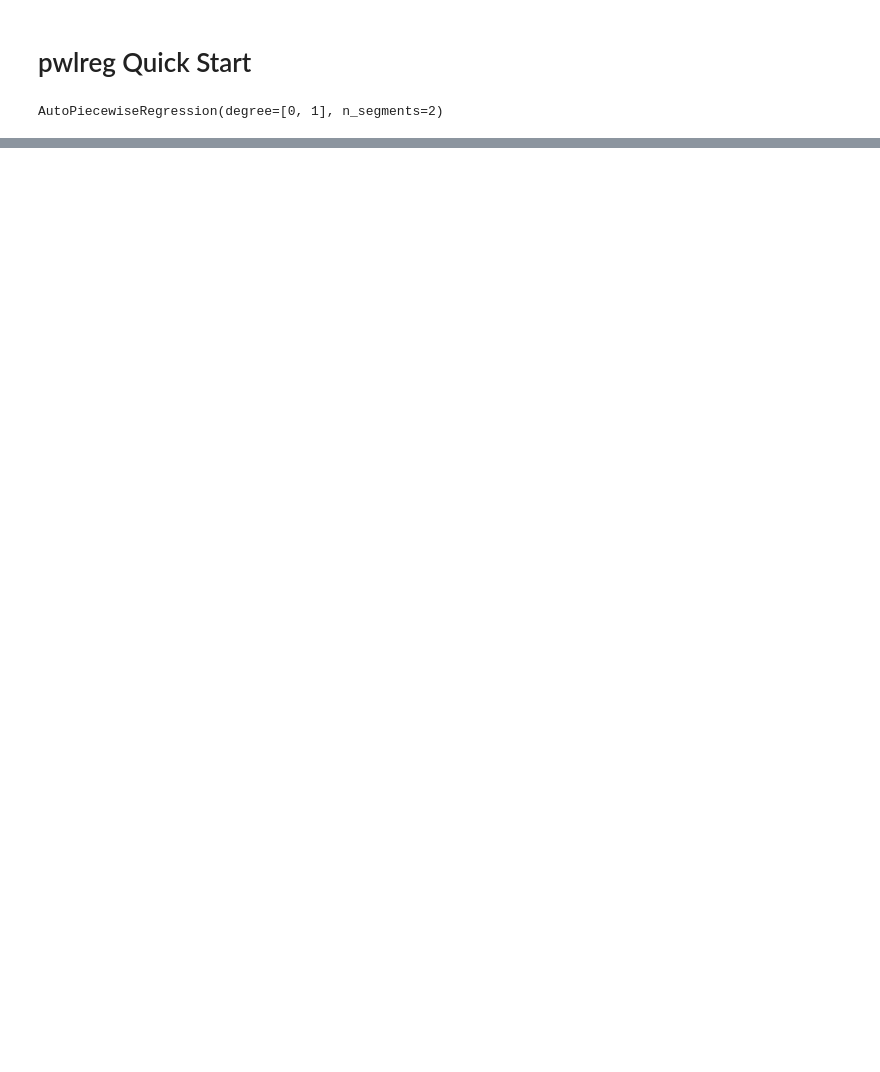
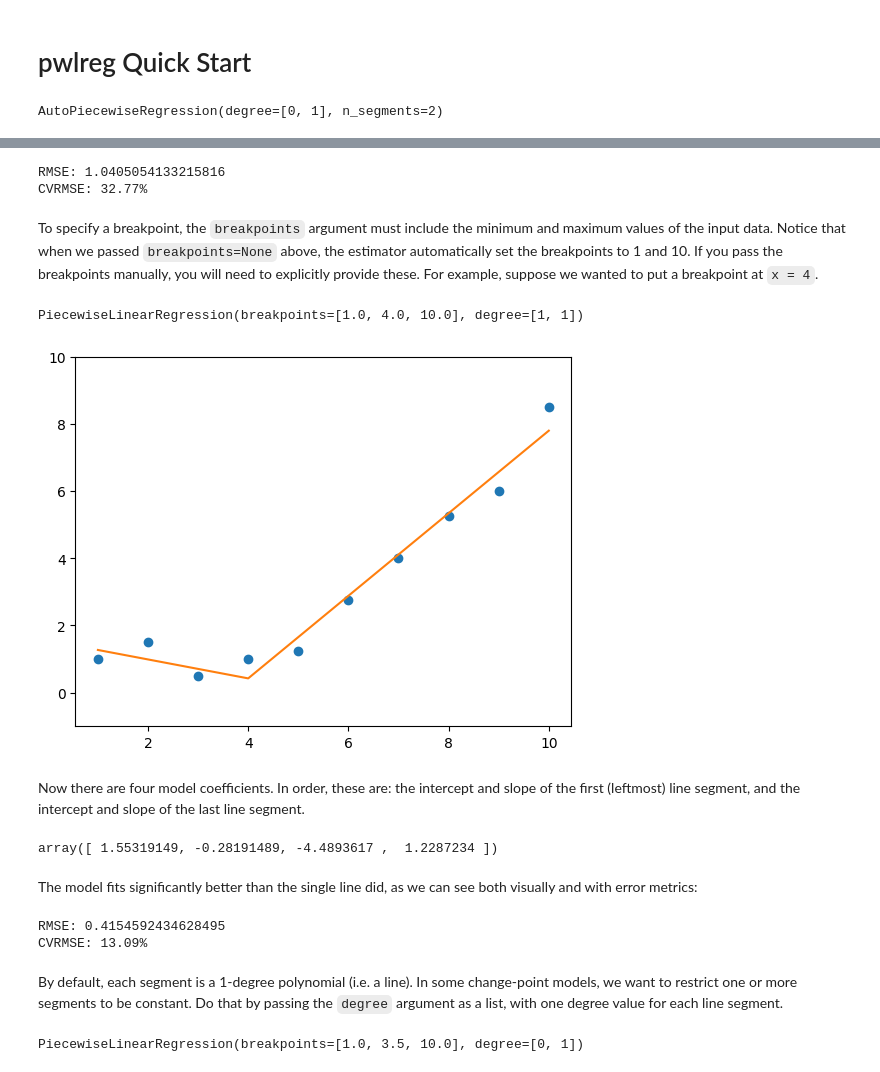
Before and after one commit to ensley-nexant/pwlreg, a Jupyter notebook: notebooks/howto.ipynb, the cells around one changed output, grey strips where cells are left out. Saved outputs shown, nothing was run; the diff lists cells and outputs as text; code cells hidden in the pictures; blank space fills up the shorter version.

```diff
--- a/notebooks/howto.ipynb
+++ b/notebooks/howto.ipynb
@@ -29,0 +58,45 @@ array([ 1.       ,  4.8148148, 10.       ])
+# %%
+from sklearn.metrics import mean_squared_error
+
+rmse = mean_squared_error(y, m1.predict(x), squared=False)
+print("RMSE:", rmse)
+print("CVRMSE: {:.2%}".format(rmse / y.mean()))
+# %% [output]
+RMSE: 1.0405054133215816
+CVRMSE: 32.77%
+# %% [markdown]
+To specify a breakpoint, the `breakpoints` argument must include the minimum and maximum values of the input data. Notice that when we passed `breakpoints=None` above, the estimator automatically set the breakpoints to 1 and 10. If you pass the breakpoints manually, you will need to explicitly provide these. For example, suppose we wanted to put a breakpoint at `x = 4`.
+# %%
+m2 = pw.PiecewiseLinearRegression(breakpoints=[1., 4., 10.])
+m2.fit(x, y)
+# %% [output]
+PiecewiseLinearRegression(breakpoints=[1.0, 4.0, 10.0], degree=[1, 1])
+# %%
+plt.plot(x, y, "o")
+plt.plot(xx, m2.predict(xx), "-")
+plt.ylim(-1, 10)
+plt.show()
+# %% [output]
+[figure, added]
+# %% [markdown]
+Now there are four model coefficients. In order, these are: the intercept and slope of the first (leftmost) line segment, and the intercept and slope of the last line segment.
+# %%
+m2.coef_
+# %% [output]
+array([ 1.55319149, -0.28191489, -4.4893617 ,  1.2287234 ])
+# %% [markdown]
+The model fits significantly better than the single line did, as we can see both visually and with error metrics:
+# %%
+rmse = mean_squared_error(y, m2.predict(x), squared=False)
+print("RMSE:", rmse)
+print("CVRMSE: {:.2%}".format(rmse / y.mean()))
+# %% [output]
+RMSE: 0.4154592434628495
+CVRMSE: 13.09%
+# %% [markdown]
+By default, each segment is a 1-degree polynomial (i.e. a line). In some change-point models, we want to restrict one or more segments to be constant. Do that by passing the `degree` argument as a list, with one degree value for each line segment.
+# %%
+m3 = pw.PiecewiseLinearRegression(breakpoints=[1., 3.5, 10.], degree=[0, 1])
+m3.fit(x, y)
+# %% [output]
+PiecewiseLinearRegression(breakpoints=[1.0, 3.5, 10.0], degree=[0, 1])
```
Also changed, not shown: parts of 44 cells of this notebook.
